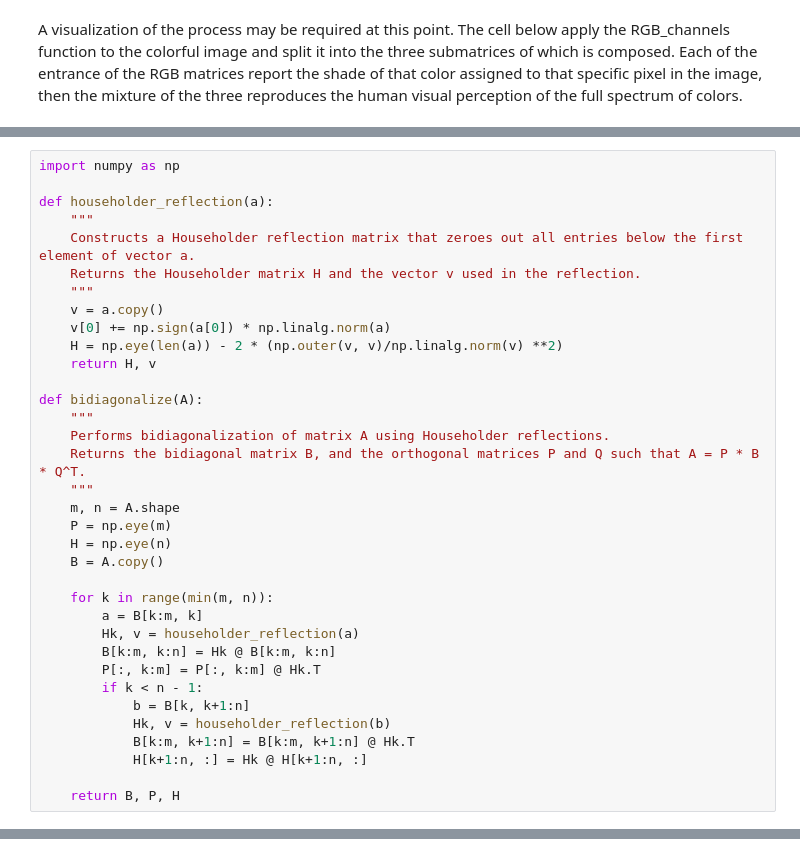
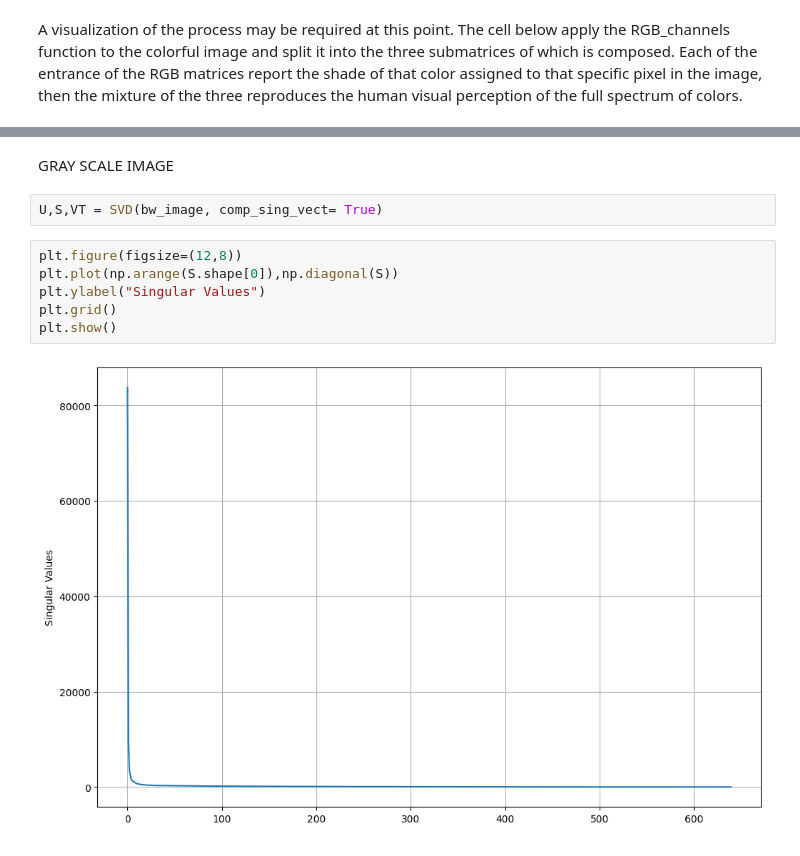
Before and after one commit to salvatoreNocita/Spectral-Clustering, a Jupyter notebook: HW3/Compression.ipynb, the cells around one changed output, grey strips where cells are left out. Drawn from its saved outputs; the diff is of its cells as text.

```diff
--- a/HW3/Compression.ipynb
+++ b/HW3/Compression.ipynb
@@ -57,35 +60,0 @@ plt.tight_layout()
-# %%
-import numpy as np
-
-def householder_reflection(a):
-    """
-    Constructs a Householder reflection matrix that zeroes out all entries below the first element of vector a.
-    Returns the Householder matrix H and the vector v used in the reflection.
-    """
-    v = a.copy()
-    v[0] += np.sign(a[0]) * np.linalg.norm(a)
-    H = np.eye(len(a)) - 2 * (np.outer(v, v)/np.linalg.norm(v) **2)
-    return H, v
-
-def bidiagonalize(A):
-    """
-    Performs bidiagonalization of matrix A using Householder reflections.
-    Returns the bidiagonal matrix B, and the orthogonal matrices P and Q such that A = P * B * Q^T.
-    """
-    m, n = A.shape
-    P = np.eye(m)
-    H = np.eye(n)
-    B = A.copy()
-
-    for k in range(min(m, n)):
-        a = B[k:m, k]
-        Hk, v = householder_reflection(a)
-        B[k:m, k:n] = Hk @ B[k:m, k:n]
-        P[:, k:m] = P[:, k:m] @ Hk.T
-        if k < n - 1:
-            b = B[k, k+1:n]
-            Hk, v = householder_reflection(b)
-            B[k:m, k+1:n] = B[k:m, k+1:n] @ Hk.T
-            H[k+1:n, :] = Hk @ H[k+1:n, :]
-
-    return B, P, H
@@ -216,0 +239,12 @@ plt.show()
+# %% [markdown]
+GRAY SCALE IMAGE
+# %%
+U,S,VT = SVD(bw_image, comp_sing_vect= True)
+# %%
+plt.figure(figsize=(12,8))
+plt.plot(np.arange(S.shape[0]),np.diagonal(S))
+plt.ylabel("Singular Values")
+plt.grid()
+plt.show()
+# %% [output]
+[figure, added]
```
Also changed, not shown: parts of 14 cells of this notebook, 9 other files.
